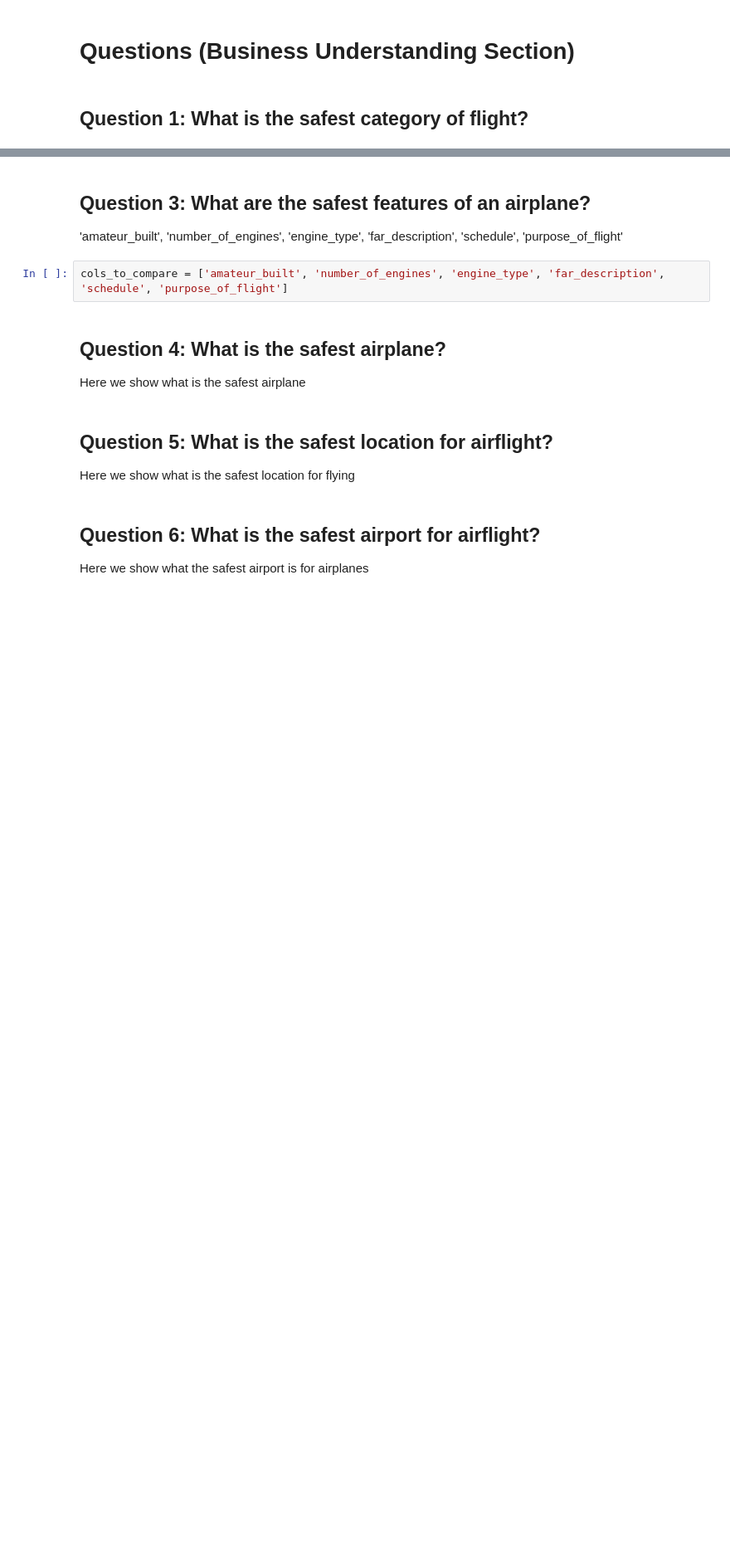
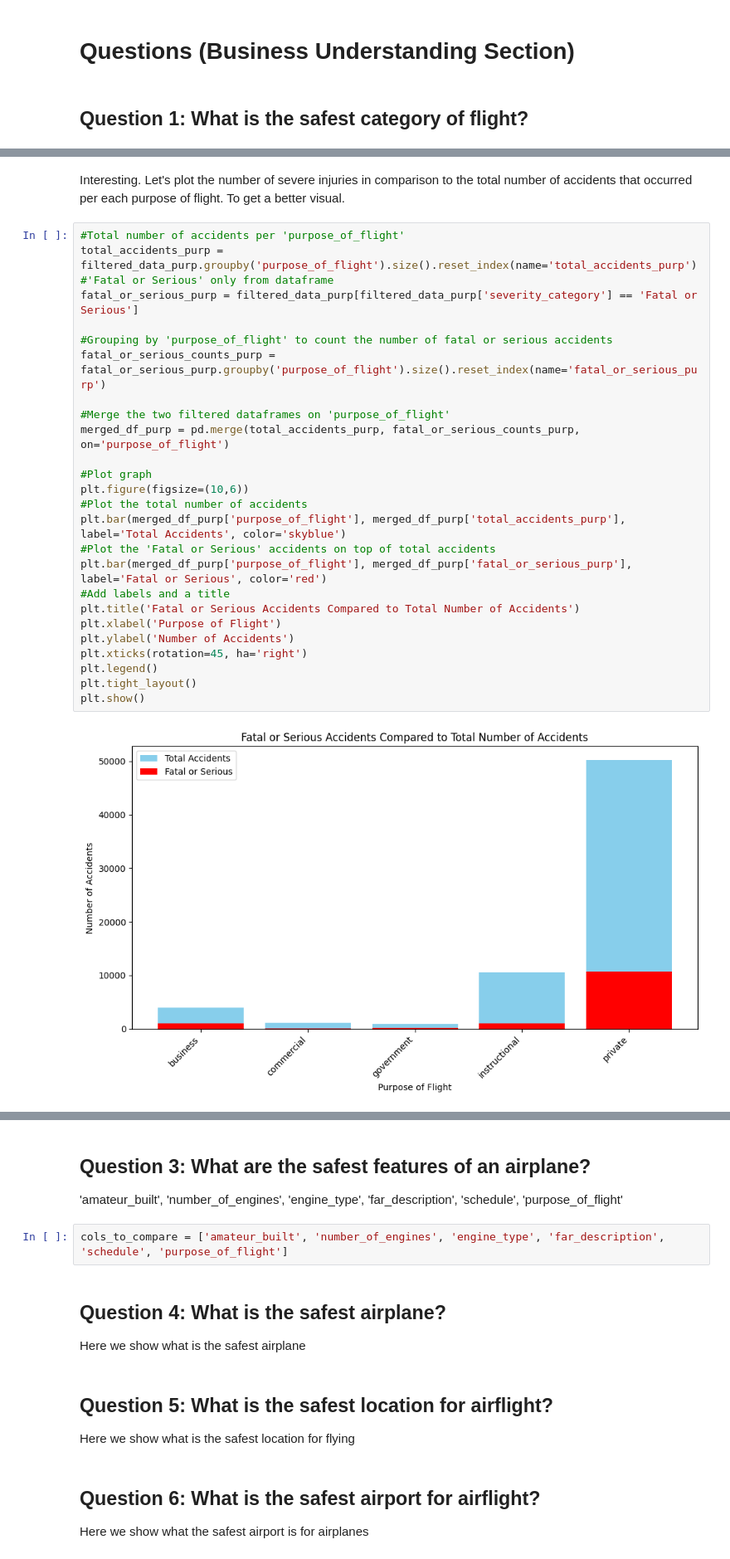
Before and after one commit to emmascotson/aviation-venture-risk-eda, a Jupyter notebook: aviation-venture-risk-eda.ipynb, the cells around one changed output, grey strips where cells are left out. Shown at 83% size. Cells and saved outputs as stored; diff of their text form; blank space fills up the shorter version.

```diff
--- a/aviation-venture-risk-eda.ipynb
+++ b/aviation-venture-risk-eda.ipynb
@@ -1768,0 +1933,30 @@ Here we show that private flight is FAR more risky than commercial
+# %% [markdown]
+Interesting. Let's plot the number of severe injuries in comparison to the total number of accidents that occurred per each purpose of flight. To get a better visual.
+# %%
+#Total number of accidents per 'purpose_of_flight'
+total_accidents_purp = filtered_data_purp.groupby('purpose_of_flight').size().reset_index(name='total_accidents_purp')
+#'Fatal or Serious' only from dataframe
+fatal_or_serious_purp = filtered_data_purp[filtered_data_purp['severity_category'] == 'Fatal or Serious']
+
+#Grouping by 'purpose_of_flight' to count the number of fatal or serious accidents
+fatal_or_serious_counts_purp = fatal_or_serious_purp.groupby('purpose_of_flight').size().reset_index(name='fatal_or_serious_purp')
+
+#Merge the two filtered dataframes on 'purpose_of_flight'
+merged_df_purp = pd.merge(total_accidents_purp, fatal_or_serious_counts_purp, on='purpose_of_flight')
+
+#Plot graph
+plt.figure(figsize=(10,6))
+#Plot the total number of accidents
+plt.bar(merged_df_purp['purpose_of_flight'], merged_df_purp['total_accidents_purp'], label='Total Accidents', color='skyblue')
+#Plot the 'Fatal or Serious' accidents on top of total accidents
+plt.bar(merged_df_purp['purpose_of_flight'], merged_df_purp['fatal_or_serious_purp'], label='Fatal or Serious', color='red')
+#Add labels and a title
+plt.title('Fatal or Serious Accidents Compared to Total Number of Accidents')
+plt.xlabel('Purpose of Flight')
+plt.ylabel('Number of Accidents')
+plt.xticks(rotation=45, ha='right')
+plt.legend()
+plt.tight_layout()
+plt.show()
+# %% [output]
+[figure, added]
```
Also changed, not shown: parts of 105 cells of this notebook, 1 other file.
